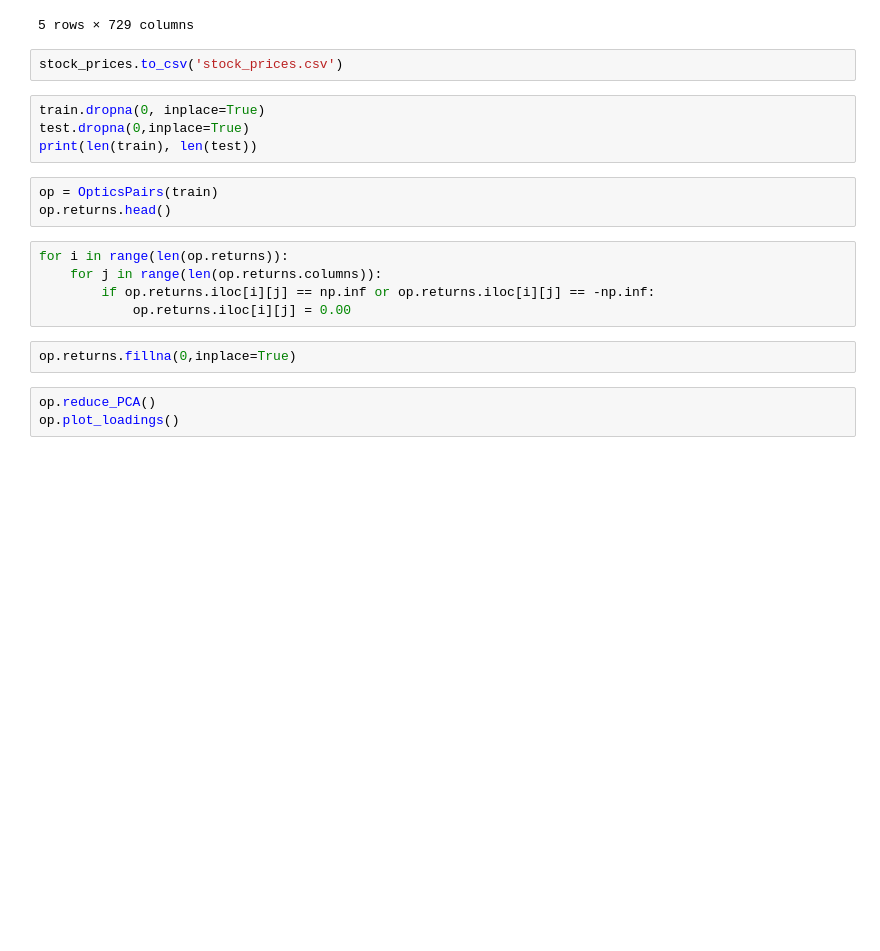
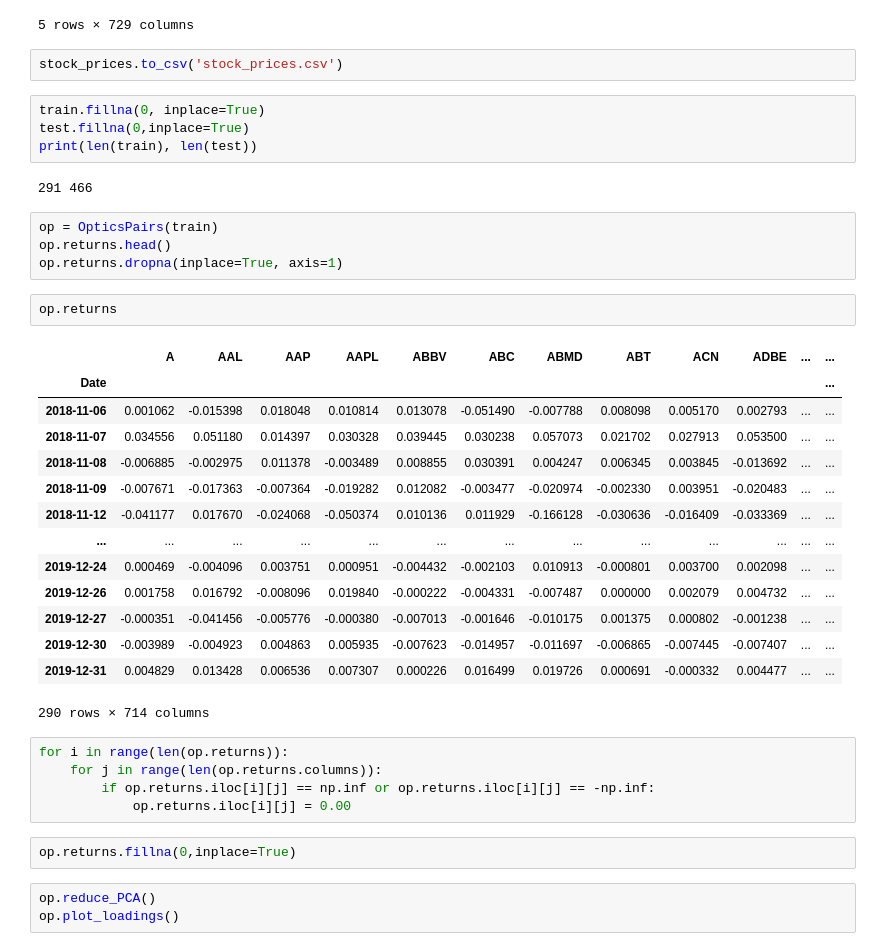
Before and after one commit to MaikeRM/itau_quantamental, a Jupyter notebook: pca.ipynb, the cells around one changed output. Saved outputs shown, nothing was run; the diff lists cells and outputs as text; blank space fills up the shorter version.

```diff
--- a/pca.ipynb
+++ b/pca.ipynb
@@ -51,12 +51,32 @@ train.head()
 # %%
 stock_prices.to_csv('stock_prices.csv')
 # %%
-train.dropna(0, inplace=True)
-test.dropna(0,inplace=True)
+train.fillna(0, inplace=True)
+test.fillna(0,inplace=True)
 print(len(train), len(test))
+# %% [output]
+291 466
 # %%
 op = OpticsPairs(train)
 op.returns.head()
+op.returns.dropna(inplace=True, axis=1)
+# %%
+op.returns
+# %% [output]
+|  | A | AAL | AAP | AAPL | ABBV | ABC | ABMD | ABT | ACN | ADBE | ... | ... |
+| Date |  |  |  |  |  |  |  |  |  |  |  | ... |
+| 2018-11-06 | 0.001062 | -0.015398 | 0.018048 | 0.010814 | 0.013078 | -0.051490 | -0.007788 | 0.008098 | 0.005170 | 0.002793 | ... | ... |
+| 2018-11-07 | 0.034556 | 0.051180 | 0.014397 | 0.030328 | 0.039445 | 0.030238 | 0.057073 | 0.021702 | 0.027913 | 0.053500 | ... | ... |
+| 2018-11-08 | -0.006885 | -0.002975 | 0.011378 | -0.003489 | 0.008855 | 0.030391 | 0.004247 | 0.006345 | 0.003845 | -0.013692 | ... | ... |
+| 2018-11-09 | -0.007671 | -0.017363 | -0.007364 | -0.019282 | 0.012082 | -0.003477 | -0.020974 | -0.002330 | 0.003951 | -0.020483 | ... | ... |
+| 2018-11-12 | -0.041177 | 0.017670 | -0.024068 | -0.050374 | 0.010136 | 0.011929 | -0.166128 | -0.030636 | -0.016409 | -0.033369 | ... | ... |
+| ... | ... | ... | ... | ... | ... | ... | ... | ... | ... | ... | ... | ... |
+| 2019-12-24 | 0.000469 | -0.004096 | 0.003751 | 0.000951 | -0.004432 | -0.002103 | 0.010913 | -0.000801 | 0.003700 | 0.002098 | ... | ... |
+| 2019-12-26 | 0.001758 | 0.016792 | -0.008096 | 0.019840 | -0.000222 | -0.004331 | -0.007487 | 0.000000 | 0.002079 | 0.004732 | ... | ... |
+| 2019-12-27 | -0.000351 | -0.041456 | -0.005776 | -0.000380 | -0.007013 | -0.001646 | -0.010175 | 0.001375 | 0.000802 | -0.001238 | ... | ... |
+| 2019-12-30 | -0.003989 | -0.004923 | 0.004863 | 0.005935 | -0.007623 | -0.014957 | -0.011697 | -0.006865 | -0.007445 | -0.007407 | ... | ... |
+| 2019-12-31 | 0.004829 | 0.013428 | 0.006536 | 0.007307 | 0.000226 | 0.016499 | 0.019726 | 0.000691 | -0.000332 | 0.004477 | ... | ... |
+290 rows × 714 columns
 # %%
 for i in range(len(op.returns)):
     for j in range(len(op.returns.columns)):
```
Also changed, not shown: parts of 5 cells of this notebook.
